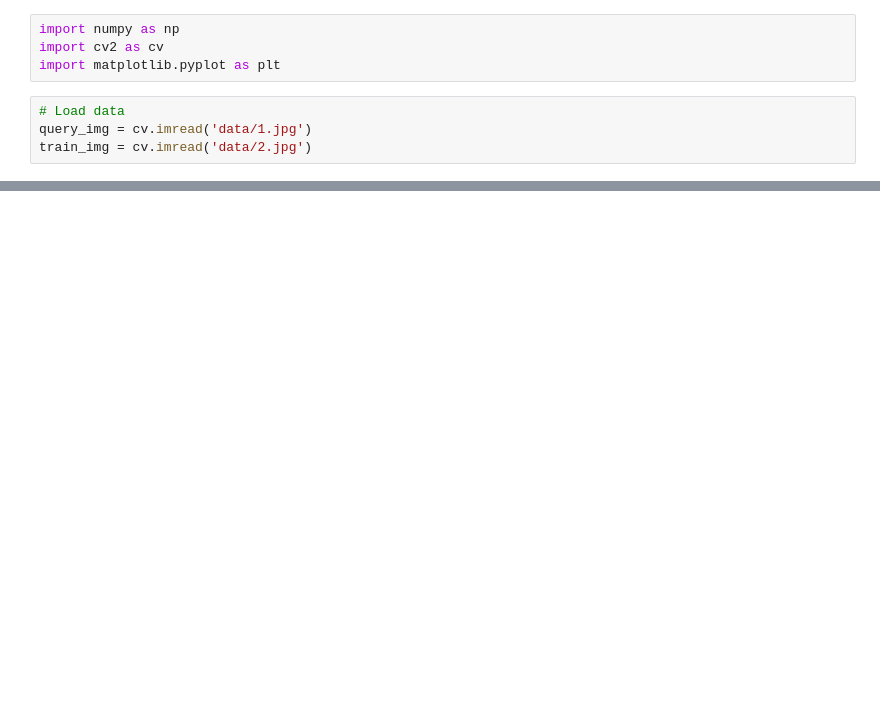
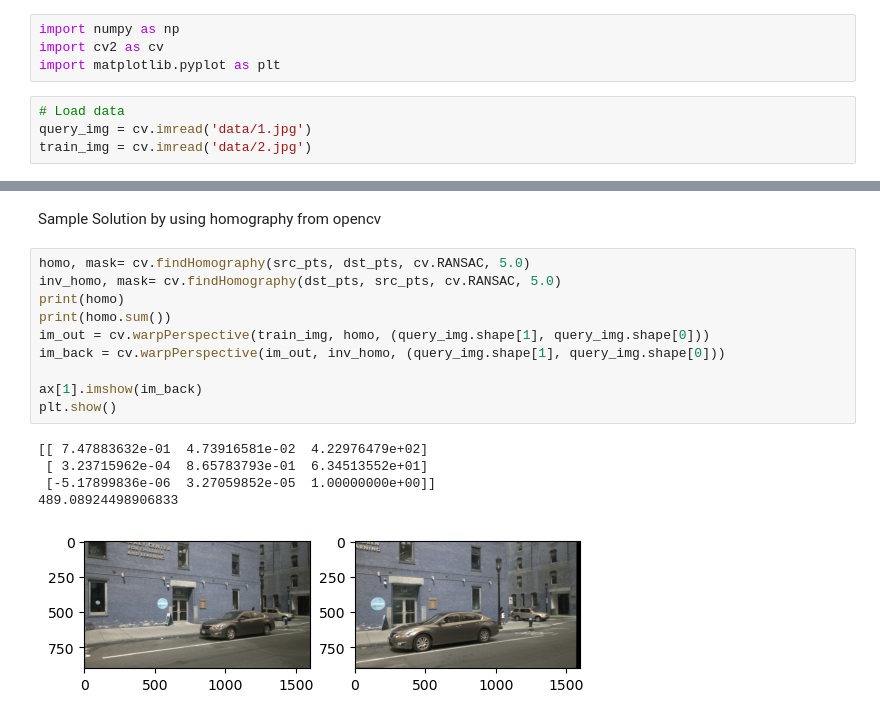
Before and after one commit to Patschwemm/CV_Course, a Jupyter notebook: Sheet10/sheet10.ipynb, the cells around one changed output, grey strips where cells are left out. Cells and saved outputs as stored; diff of their text form; blank space fills up the shorter version.

```diff
--- a/Sheet10/sheet10.ipynb
+++ b/Sheet10/sheet10.ipynb
@@ -86,3 +116,21 @@ float32
+# %% [markdown]
+Sample Solution by using homography from opencv
+# %%
+homo, mask= cv.findHomography(src_pts, dst_pts, cv.RANSAC, 5.0)
+inv_homo, mask= cv.findHomography(dst_pts, src_pts, cv.RANSAC, 5.0)
+print(homo)
+print(homo.sum())
+im_out = cv.warpPerspective(train_img, homo, (query_img.shape[1], query_img.shape[0]))
+im_back = cv.warpPerspective(im_out, inv_homo, (query_img.shape[1], query_img.shape[0]))
+
+ax[1].imshow(im_back)
+plt.show()
+# %% [output]
+[[ 7.47883632e-01  4.73916581e-02  4.22976479e+02]
+ [ 3.23715962e-04  8.65783793e-01  6.34513552e+01]
+ [-5.17899836e-06  3.27059852e-05  1.00000000e+00]]
+489.08924498906833
+[figure, added]
 # %%
 # Projection matrixs for query_img and train_img
 P_q = np.array([[1.0, 0, 0, 0],
```
Also changed, not shown: parts of 7 cells of this notebook, 23 other files.
